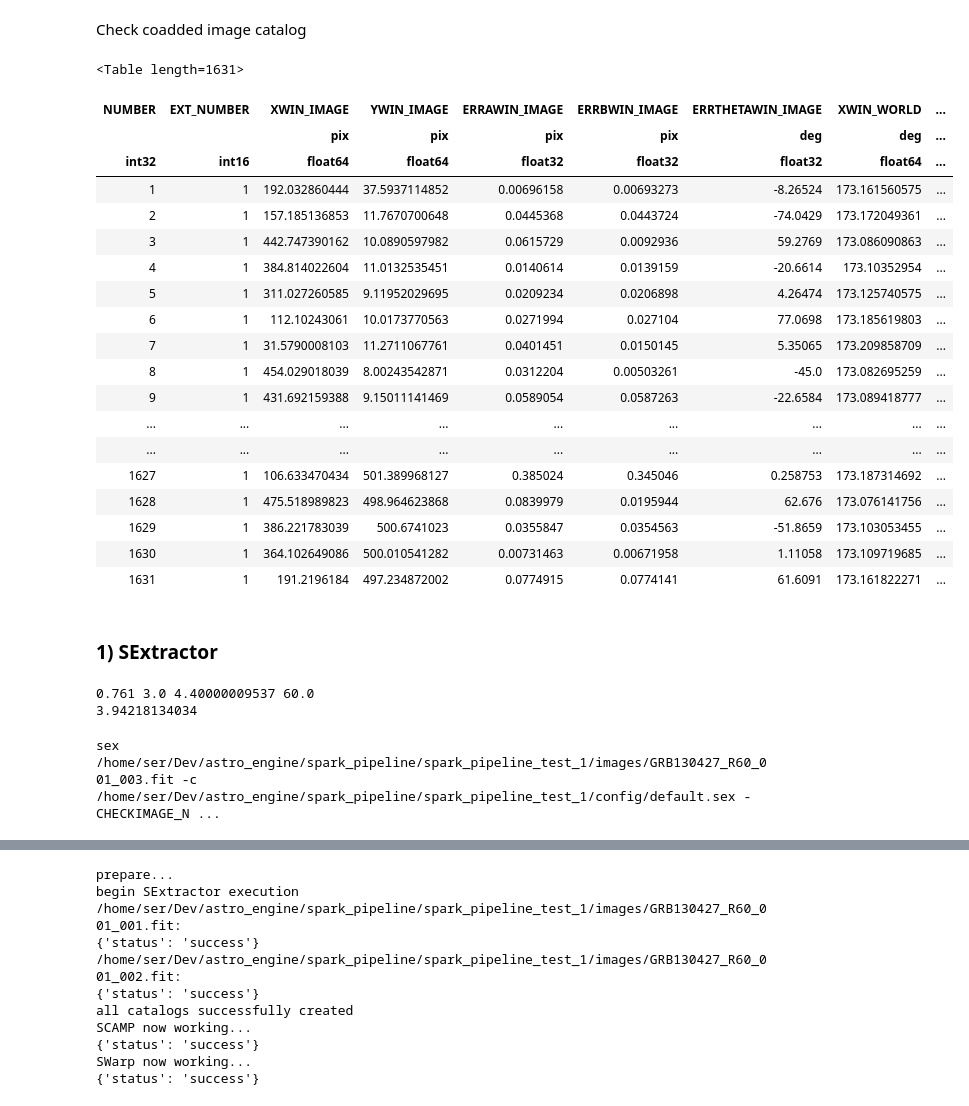
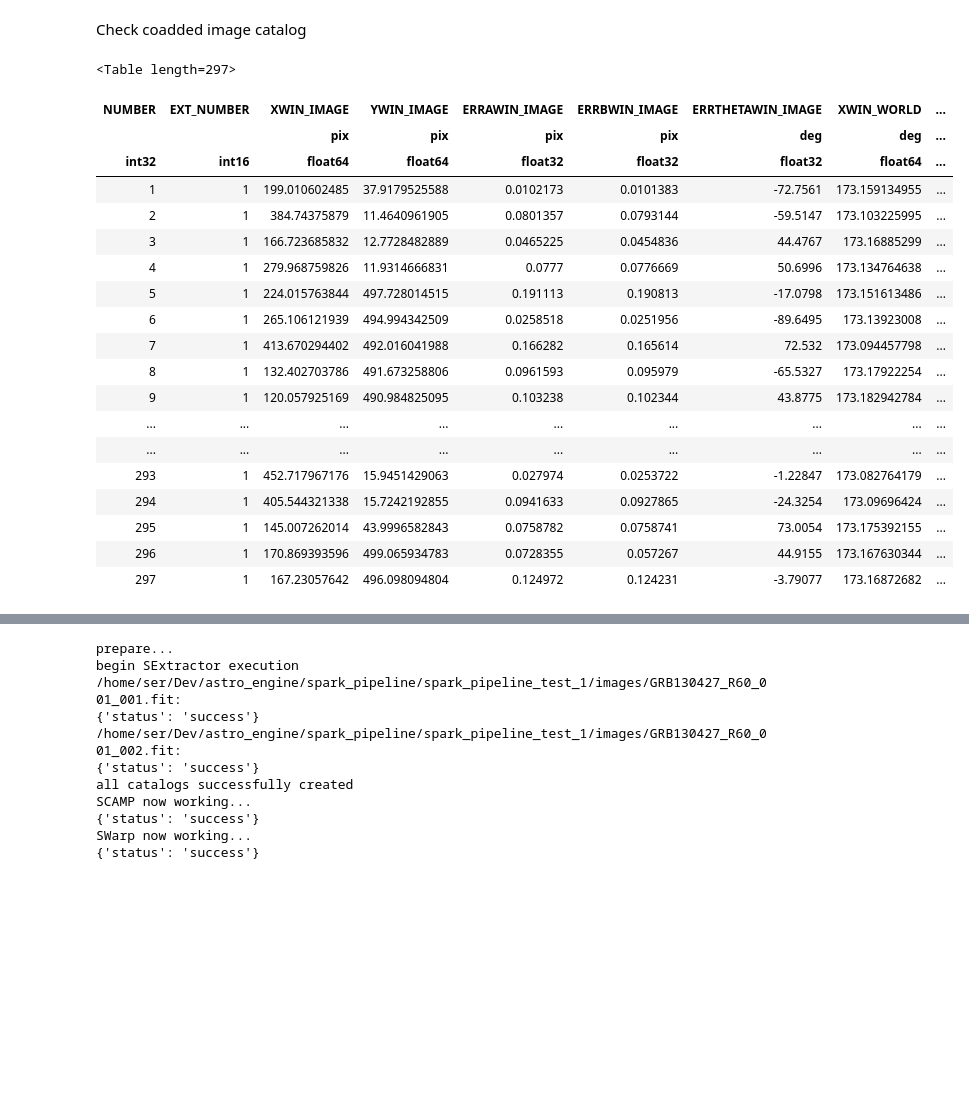
Before and after one commit to sergotail/spark_pipeline, a Jupyter notebook: spark_pipeline_test_1/test_pipeline.ipynb, the cells around one changed output, grey strips where cells are left out. Drawn from its saved outputs; the diff is of its cells as text; code cells hidden in the pictures; blank space fills up the shorter version.

Commit message:
pipeline implemented on spark, v0.1, some help funcs implemented

```diff
--- a/spark_pipeline_test_1/test_pipeline.ipynb
+++ b/spark_pipeline_test_1/test_pipeline.ipynb
@@ -581,41 +833,26 @@ catalogs_5 = create_catalogs(swarped_images_2, paths, pipeline_config, 'images_c
 # %% [markdown]
 Check coadded image catalog
 # %%
-catalog = aw.utils.ldac.get_table_from_ldac(catalogs_5[0])
+catalog = aw.utils.ldac.get_table_from_ldac('test_cat.cat')
 catalog
 # %% [output]
-<Table length=1631>
+<Table length=297>
 | NUMBER | EXT_NUMBER | XWIN_IMAGE | YWIN_IMAGE | ERRAWIN_IMAGE | ERRBWIN_IMAGE | ERRTHETAWIN_IMAGE | XWIN_WORLD | ... |
 |  |  | pix | pix | pix | pix | deg | deg | ... |
 | int32 | int16 | float64 | float64 | float32 | float32 | float32 | float64 | ... |
-| 1 | 1 | 192.032860444 | 37.5937114852 | 0.00696158 | 0.00693273 | -8.26524 | 173.161560575 | ... |
-| 2 | 1 | 157.185136853 | 11.7670700648 | 0.0445368 | 0.0443724 | -74.0429 | 173.172049361 | ... |
-| 3 | 1 | 442.747390162 | 10.0890597982 | 0.0615729 | 0.0092936 | 59.2769 | 173.086090863 | ... |
-| 4 | 1 | 384.814022604 | 11.0132535451 | 0.0140614 | 0.0139159 | -20.6614 | 173.10352954 | ... |
-| 5 | 1 | 311.027260585 | 9.11952029695 | 0.0209234 | 0.0206898 | 4.26474 | 173.125740575 | ... |
-| 6 | 1 | 112.10243061 | 10.0173770563 | 0.0271994 | 0.027104 | 77.0698 | 173.185619803 | ... |
-| 7 | 1 | 31.5790008103 | 11.2711067761 | 0.0401451 | 0.0150145 | 5.35065 | 173.209858709 | ... |
-| 8 | 1 | 454.029018039 | 8.00243542871 | 0.0312204 | 0.00503261 | -45.0 | 173.082695259 | ... |
-| 9 | 1 | 431.692159388 | 9.15011141469 | 0.0589054 | 0.0587263 | -22.6584 | 173.089418777 | ... |
+| 1 | 1 | 199.010602485 | 37.9179525588 | 0.0102173 | 0.0101383 | -72.7561 | 173.159134955 | ... |
+| 2 | 1 | 384.74375879 | 11.4640961905 | 0.0801357 | 0.0793144 | -59.5147 | 173.103225995 | ... |
+| 3 | 1 | 166.723685832 | 12.7728482889 | 0.0465225 | 0.0454836 | 44.4767 | 173.16885299 | ... |
+| 4 | 1 | 279.968759826 | 11.9314666831 | 0.0777 | 0.0776669 | 50.6996 | 173.134764638 | ... |
+| 5 | 1 | 224.015763844 | 497.728014515 | 0.191113 | 0.190813 | -17.0798 | 173.151613486 | ... |
+| 6 | 1 | 265.106121939 | 494.994342509 | 0.0258518 | 0.0251956 | -89.6495 | 173.13923008 | ... |
+| 7 | 1 | 413.670294402 | 492.016041988 | 0.166282 | 0.165614 | 72.532 | 173.094457798 | ... |
+| 8 | 1 | 132.402703786 | 491.673258806 | 0.0961593 | 0.095979 | -65.5327 | 173.17922254 | ... |
+| 9 | 1 | 120.057925169 | 490.984825095 | 0.103238 | 0.102344 | 43.8775 | 173.182942784 | ... |
 | ... | ... | ... | ... | ... | ... | ... | ... | ... |
 | ... | ... | ... | ... | ... | ... | ... | ... | ... |
-| 1627 | 1 | 106.633470434 | 501.389968127 | 0.385024 | 0.345046 | 0.258753 | 173.187314692 | ... |
-| 1628 | 1 | 475.518989823 | 498.964623868 | 0.0839979 | 0.0195944 | 62.676 | 173.076141756 | ... |
-| 1629 | 1 | 386.221783039 | 500.6741023 | 0.0355847 | 0.0354563 | -51.8659 | 173.103053455 | ... |
-| 1630 | 1 | 364.102649086 | 500.010541282 | 0.00731463 | 0.00671958 | 1.11058 | 173.109719685 | ... |
-| 1631 | 1 | 191.2196184 | 497.234872002 | 0.0774915 | 0.0774141 | 61.6091 | 173.161822271 | ... |
+| 293 | 1 | 452.717967176 | 15.9451429063 | 0.027974 | 0.0253722 | -1.22847 | 173.082764179 | ... |
+| 294 | 1 | 405.544321338 | 15.7242192855 | 0.0941633 | 0.0927865 | -24.3254 | 173.09696424 | ... |
+| 295 | 1 | 145.007262014 | 43.9996582843 | 0.0758782 | 0.0758741 | 73.0054 | 173.175392155 | ... |
+| 296 | 1 | 170.869393596 | 499.065934783 | 0.0728355 | 0.057267 | 44.9155 | 173.167630344 | ... |
+| 297 | 1 | 167.23057642 | 496.098094804 | 0.124972 | 0.124231 | -3.79077 | 173.16872682 | ... |
-# %% [markdown]
-### 1) SExtractor
-# %%
-fits_file = fits.open(files['image'])
-# deg per pixel, need arcsecs per pixel, so multiply by 3600
-pixel_scale = 0.761#fits_file[0].header['CDELT1'] * 3600.0
-fwhm = fits_file[0].header['FWHM_DEF'] # arcsecs
-gain = fits_file[0].header['GAIN']
-exp_time = fits_file[0].header['EXPTIME']
-print pixel_scale, fwhm, gain, exp_time
-print fwhm / pixel_scale
-#fits_file[0].header
-# %% [output]
-0.761 3.0 4.40000009537 60.0
-3.94218134034
@@ -676,5 +858,0 @@ sextractor = aw.api.Astromatic(**sex_kwargs_1)
-# %%
-this_cmd, kwargs2 = sextractor.build_cmd(files['image'], **sex_kwargs_1)
-print this_cmd
-# %% [output]
-sex /home/ser/Dev/astro_engine/spark_pipeline/spark_pipeline_test_1/images/GRB130427_R60_001_003.fit -c /home/ser/Dev/astro_engine/spark_pipeline/spark_pipeline_test_1/config/default.sex -CHECKIMAGE_N ...
```
Also changed, not shown: parts of 56 cells of this notebook, 8 other files.
